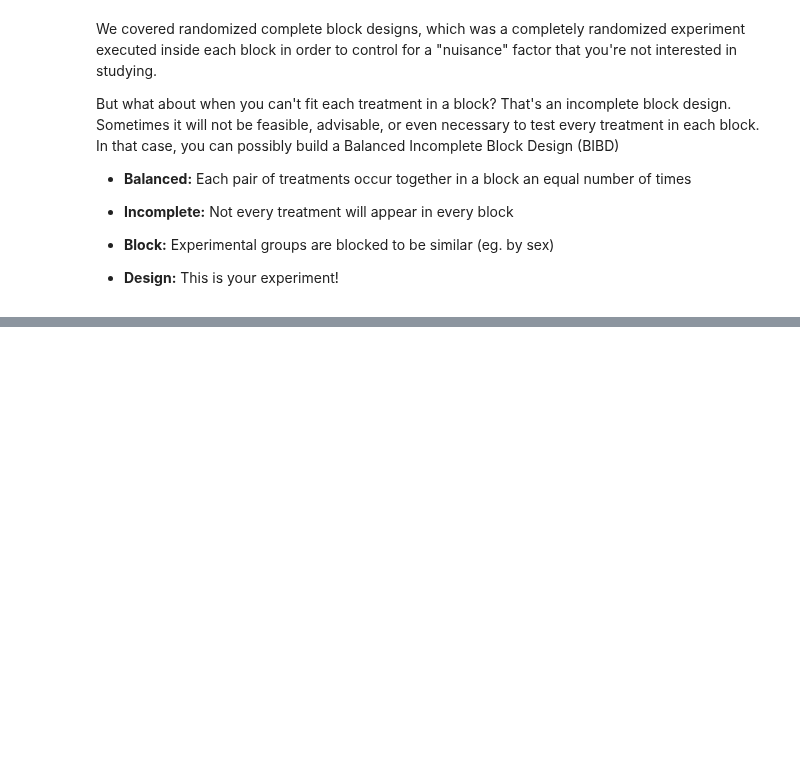
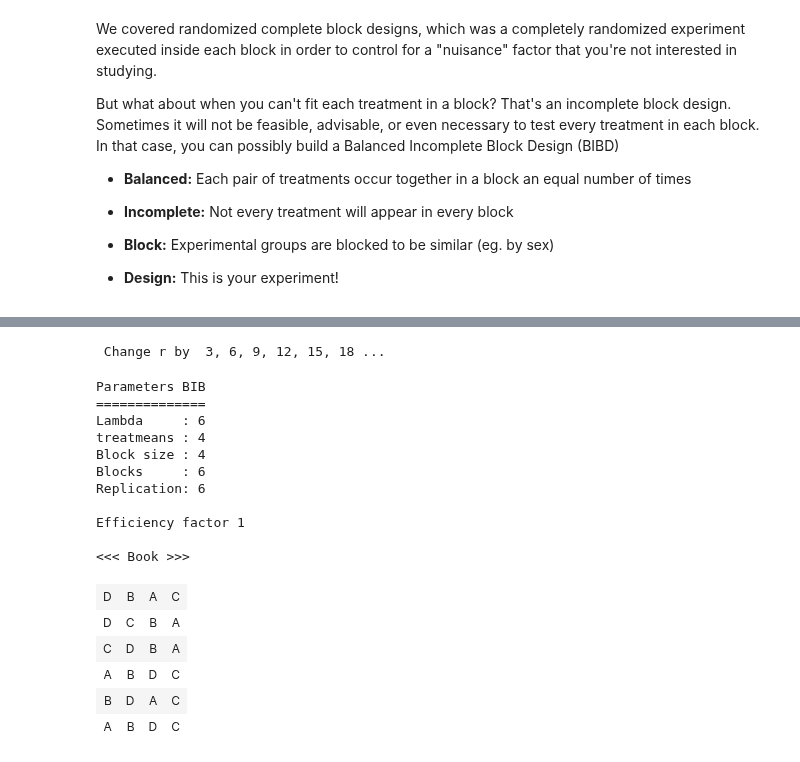
Before and after one commit to iamjz/R-Data, a Jupyter notebook: Design of Experiments.ipynb, the cells around one changed output, grey strips where cells are left out. Cells and saved outputs as stored; diff of their text form; code cells hidden in the pictures; blank space fills up the shorter version.

```diff
--- a/Design of Experiments.ipynb
+++ b/Design of Experiments.ipynb
@@ -1891,0 +1855,27 @@ Let's find the number of occurrences of AB, for example. Columns are our blockin
+# %%
+#create my_design_bibd_2
+my_design_bibd_2 <- design.bib(LETTERS[1:2], k = 3, r = 5, serie = 0, seed = 42)
+# %% [output]
+ Change r by  3, 6, 9, 12, 15, 18 ...
+# %%
+# Create my_design_bibd_3
+my_design_bibd_3 <- design.bib(LETTERS[1:4], k = 4, r = 6, serie = 0, seed = 42)
+my_design_bibd_3$sketch
+# %% [output]
+Parameters BIB
+==============
+Lambda     : 6
+treatmeans : 4
+Block size : 4
+Blocks     : 6
+Replication: 6
+
+Efficiency factor 1
+
+<<< Book >>>
+| D | B | A | C |
+| D | C | B | A |
+| C | D | B | A |
+| A | B | D | C |
+| B | D | A | C |
+| A | B | D | C |
```
Also changed, not shown: parts of 25 cells of this notebook, 1 other file.
